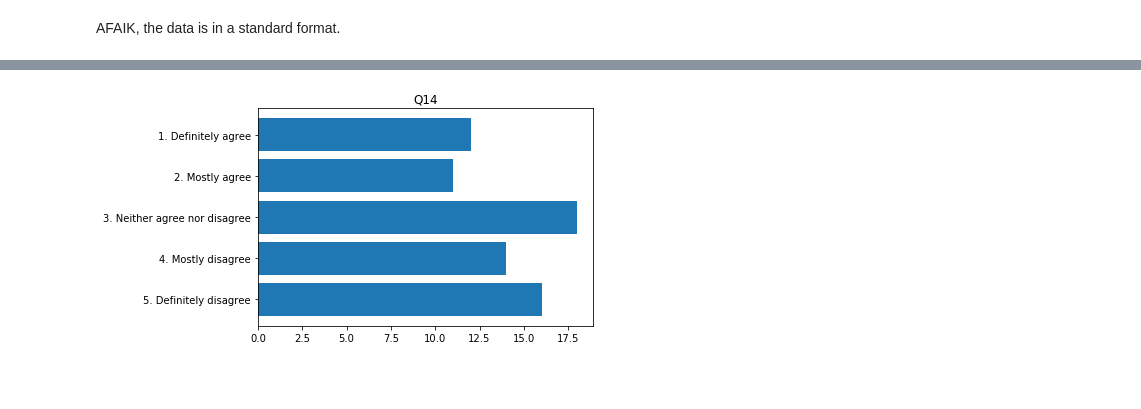
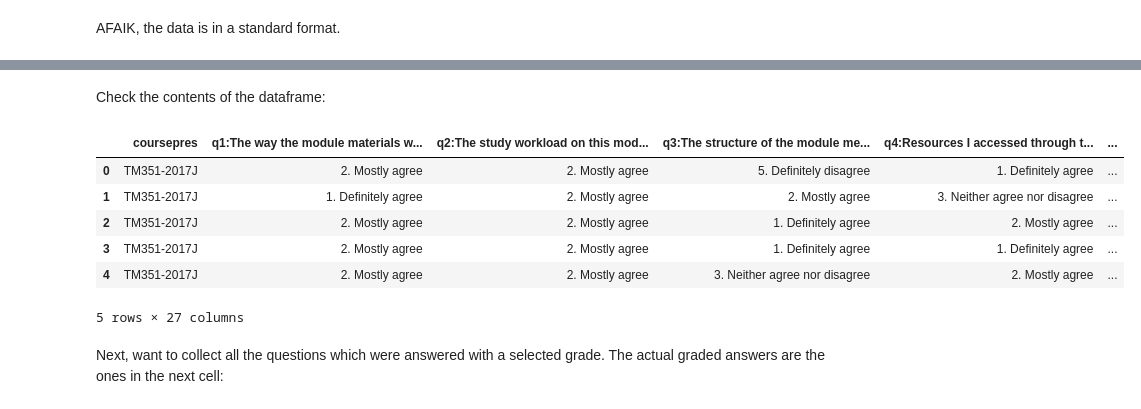
Before and after one commit to undercertainty/seam_analyser, a Jupyter notebook: Student feedback plots.ipynb, the cells around one changed output, grey strips where cells are left out. Cells and saved outputs as stored; diff of their text form; code cells hidden in the pictures; blank space fills up the shorter version.

```diff
--- a/Student feedback plots.ipynb
+++ b/Student feedback plots.ipynb
@@ -11,4 +15,4 @@ import matplotlib.pyplot as plt
 # %%
 # Change this line to read the seam file
 
-feedback_df=pd.read_excel('random SEaM data 1.xlsx', sheetname=2)
+feedback_df=pd.read_excel('SEaM Open Comments for TM351-2017J Faculty of Science Technology Engineering and Mathematics .xlsx', sheet_name=2)
@@ -237,16 +19,14 @@ plt.show()
-# %%
-# Plot feedback as bar chart
-
-q=13
-
-data=feedback_df[questions_ls[q]].value_counts()
-
-plt.barh([i for i in range(5)], [data[responseLabels_ls[i]] for i in range(5)], align='center')
-
-plt.yticks([i for i in range(5)], [responseLabels_ls[i] for i in range(5)])
-
-plt.title(questions_ls[q])
-
-plt.show()
-# %% [output]
-[figure, removed]
+# %% [markdown]
+Check the contents of the dataframe:
+# %%
+feedback_df.head()
+# %% [output]
+|  | coursepres | q1:The way the module materials w... | q2:The study workload on this mod... | q3:The structure of the module me... | q4:Resources I accessed through t... | ... |
+| 0 | TM351-2017J | 2. Mostly agree | 2. Mostly agree | 5. Definitely disagree | 1. Definitely agree | ... |
+| 1 | TM351-2017J | 1. Definitely agree | 2. Mostly agree | 2. Mostly agree | 3. Neither agree nor disagree | ... |
+| 2 | TM351-2017J | 2. Mostly agree | 2. Mostly agree | 1. Definitely agree | 2. Mostly agree | ... |
+| 3 | TM351-2017J | 2. Mostly agree | 2. Mostly agree | 1. Definitely agree | 1. Definitely agree | ... |
+| 4 | TM351-2017J | 2. Mostly agree | 2. Mostly agree | 3. Neither agree nor disagree | 2. Mostly agree | ... |
+5 rows × 27 columns
+# %% [markdown]
+Next, want to collect all the questions which were answered with a selected grade. The actual graded answers are the ones in the next cell:
```
Also changed, not shown: parts of 28 cells of this notebook, 3 other files.
